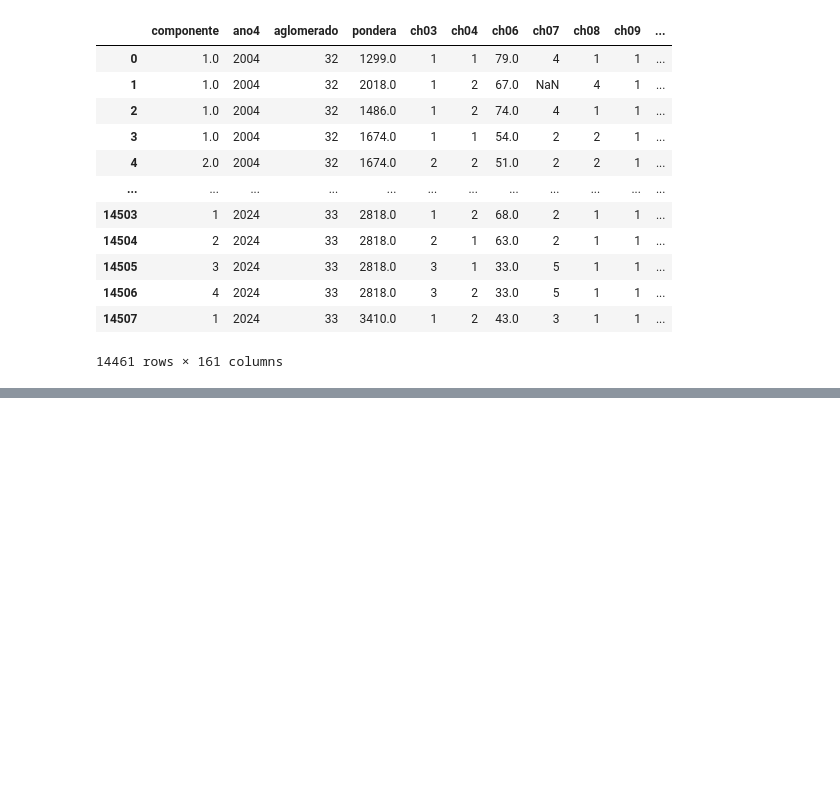
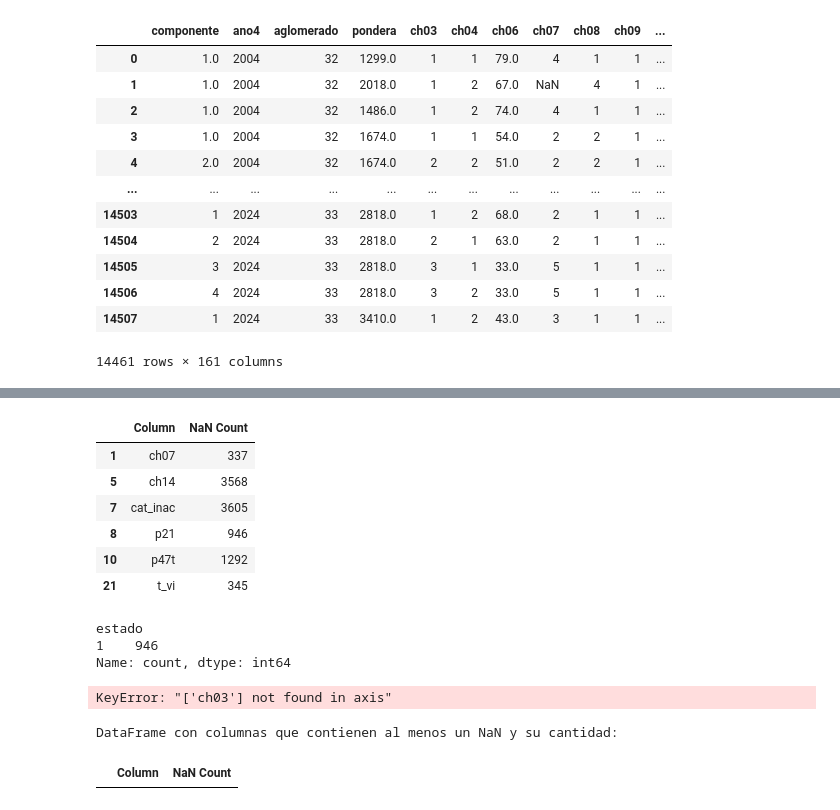
Before and after one commit to GabrielDiaz303/CC408--T1-2-, a Jupyter notebook: TP3 - Codigo.ipynb, the cells around one changed output, grey strips where cells are left out. Saved outputs shown, nothing was run; the diff lists cells and outputs as text; code cells hidden in the pictures; blank space fills up the shorter version.

Commit message:
Revision de todos los Nan

```diff
--- a/TP3 - Codigo.ipynb
+++ b/TP3 - Codigo.ipynb
@@ -1012,0 +901,16 @@ DataFrame con columnas que contienen al menos un NaN y su cantidad:
+# %%
+nan_counts[nan_counts["NaN Count"] > 300]
+#Ch07 es el estado civil
+#Ch14 --> El nivel del ultimo año
+#Cat_inac --> Categoria inactivo
+#p21     ---> Ingreso de ocupación principal
+#p47t  --> Monto total individual (suma laborales y no) Depende de p21 y t_vi
+#t_vi   --> Ingresos totales no laborales
+# %% [output]
+|  | Column | NaN Count |
+| 1 | ch07 | 337 |
+| 5 | ch14 | 3568 |
+| 7 | cat_inac | 3605 |
+| 8 | p21 | 946 |
+| 10 | p47t | 1292 |
+| 21 | t_vi | 345 |
@@ -1012,0 +932,15 @@ DataFrame con columnas que contienen al menos un NaN y su cantidad:
+# %%
+print(respondieron[respondieron["p21"].isna()]["estado"].value_counts())
+#Todos los Nan son de personas ocupadas, mientras que los 0 en p21 pueden ser de cualquiera
+#Los fleto por ser raros --> No sé de que depende.
+#Capaz que tambien se puede fletar la columna directamente
+respondieron_limpio = respondieron_limpio.dropna(subset=['p21'])
+#Como t_vi depende de otras, muchos de los Nan depende de un Nan en estas
+ing_no_laborales = ["v2_m","v3_m","v4_m","v5_m","v8_m","v9_m","v10_m","v11_m","v12_m","v18_m","v19_am","v21_m"]
+respondieron_limpio = respondieron_limpio.dropna(subset=ing_no_laborales)
+
+#El resto que tiene todos los valores, lo igualamos a la suma total
+# %% [output]
+estado
+1    946
+Name: count, dtype: int64
@@ -1012,0 +954,6 @@ DataFrame con columnas que contienen al menos un NaN y su cantidad:
+# %%
+respondieron_limpio[respondieron_limpio["tot_p12"].isna()]["estado"].value_counts()
+respondieron_limpio = respondieron_limpio.dropna(subset="tot_p12")
+respondieron_limpio = respondieron_limpio.drop("ch03", axis=1)
+# %% [output]
+KeyError: "['ch03'] not found in axis"
@@ -1012,0 +967,17 @@ DataFrame con columnas que contienen al menos un NaN y su cantidad:
+# %%
+# Filtrar columnas que tienen al menos un NaN
+
+columns_with_nan = respondieron_limpio.columns[respondieron_limpio.isna().any()].tolist()
+
+# Crear un nuevo DataFrame solo con las columnas que tienen NaN
+df_nan_columns = respondieron_limpio[columns_with_nan]
+
+# Contar NaN en cada columna y convertir a DataFrame
+nan_counts = respondieron_limpio[columns_with_nan].isna().sum().reset_index()
+nan_counts.columns = ['Column', 'NaN Count']
+
+print("\nDataFrame con columnas que contienen al menos un NaN y su cantidad:")
+nan_counts
+# %% [output]
+DataFrame con columnas que contienen al menos un NaN y su cantidad:
+|  | Column | NaN Count |
```
Also changed, not shown: parts of 54 cells of this notebook.
